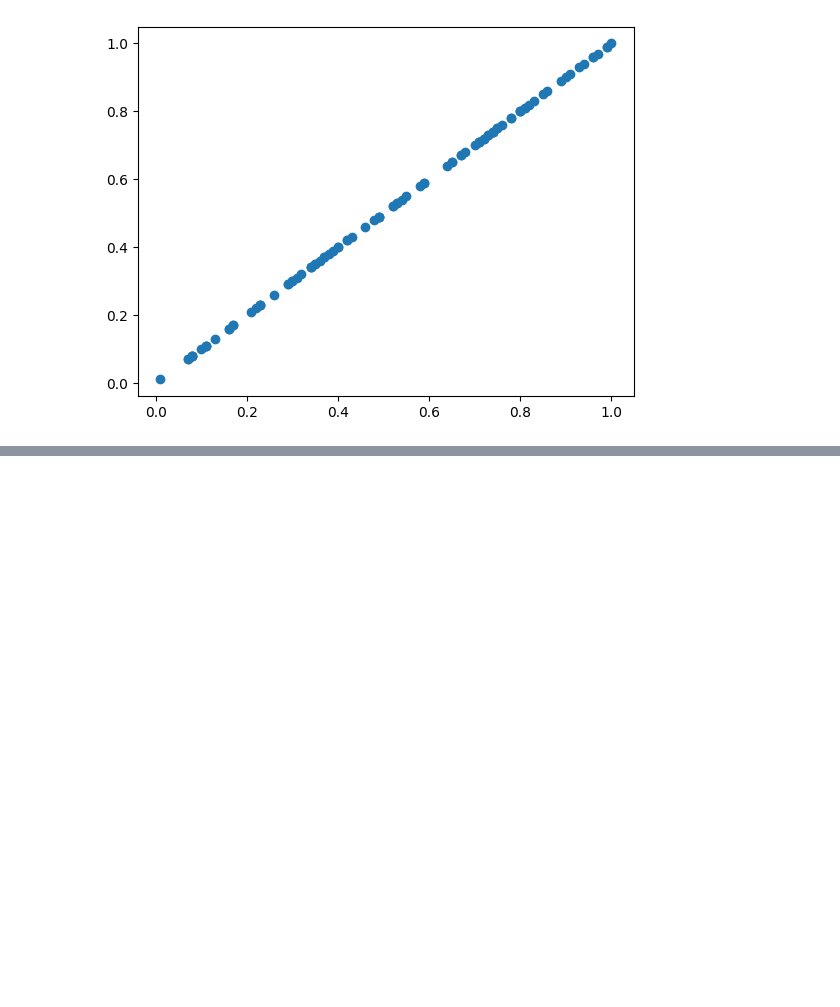
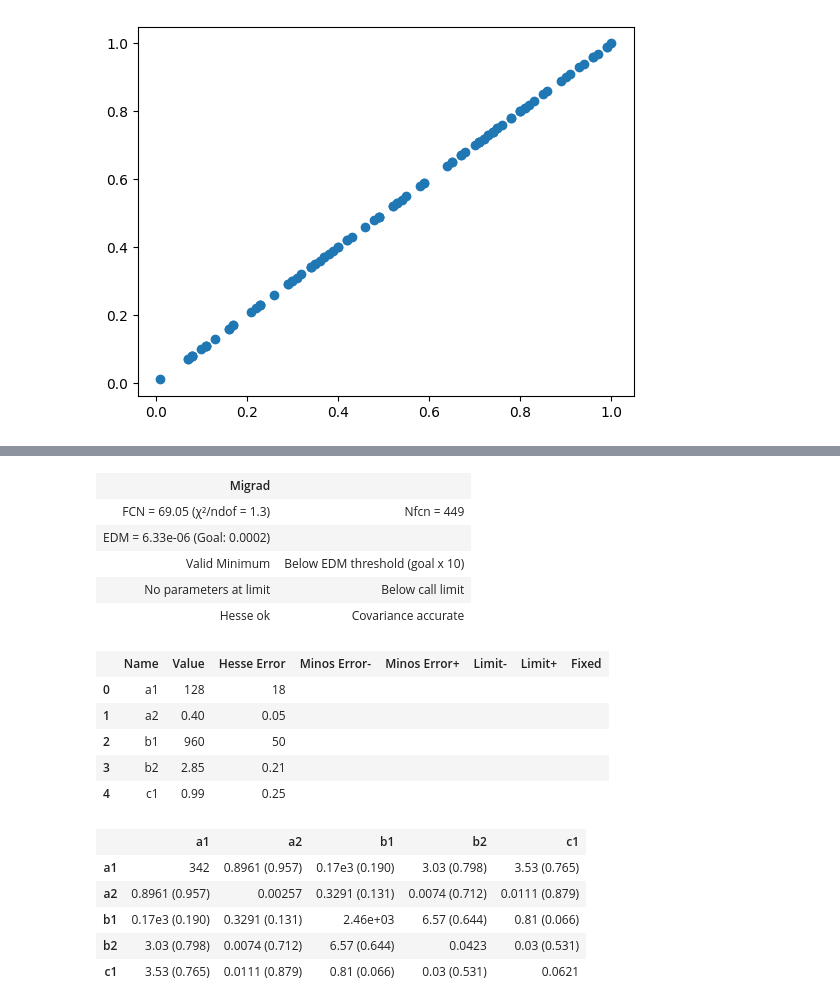
Before and after one commit to labani-01/PHY657, a Jupyter notebook: Module_3/ Module-3.ipynb, the cells around one changed output, grey strips where cells are left out. Drawn from its saved outputs; the diff is of its cells as text; code cells hidden in the pictures; blank space fills up the shorter version.

```diff
--- a/Module_3/ Module-3.ipynb
+++ b/Module_3/ Module-3.ipynb
@@ -88,0 +118,25 @@ plt.show()
+# %%
+least_squares = LeastSquares(exp_t, y, yerr, fit_func)
+m = Minuit(least_squares, a1=100, a2=0.5, b1=100, b2=1, c1=1)
+
+m.migrad()  # finds minimum of least_squares function
+m.hesse()  # accurately computes uncertainties
+# %% [output]
+| Migrad |  |
+| FCN = 69.05 (χ²/ndof = 1.3) | Nfcn = 449 |
+| EDM = 6.33e-06 (Goal: 0.0002) |  |
+| Valid Minimum | Below EDM threshold (goal x 10) |
+| No parameters at limit | Below call limit |
+| Hesse ok | Covariance accurate |
+|  | Name | Value | Hesse Error | Minos Error- | Minos Error+ | Limit- | Limit+ | Fixed |
+| 0 | a1 | 128 | 18 |  |  |  |  |  |
+| 1 | a2 | 0.40 | 0.05 |  |  |  |  |  |
+| 2 | b1 | 960 | 50 |  |  |  |  |  |
+| 3 | b2 | 2.85 | 0.21 |  |  |  |  |  |
+| 4 | c1 | 0.99 | 0.25 |  |  |  |  |  |
+|  | a1 | a2 | b1 | b2 | c1 |
+| a1 | 342 | 0.8961 (0.957) | 0.17e3 (0.190) | 3.03 (0.798) | 3.53 (0.765) |
+| a2 | 0.8961 (0.957) | 0.00257 | 0.3291 (0.131) | 0.0074 (0.712) | 0.0111 (0.879) |
+| b1 | 0.17e3 (0.190) | 0.3291 (0.131) | 2.46e+03 | 6.57 (0.644) | 0.81 (0.066) |
+| b2 | 3.03 (0.798) | 0.0074 (0.712) | 6.57 (0.644) | 0.0423 | 0.03 (0.531) |
+| c1 | 3.53 (0.765) | 0.0111 (0.879) | 0.81 (0.066) | 0.03 (0.531) | 0.0621 |
```
Also changed, not shown: parts of 11 cells of this notebook, 1 other file.
